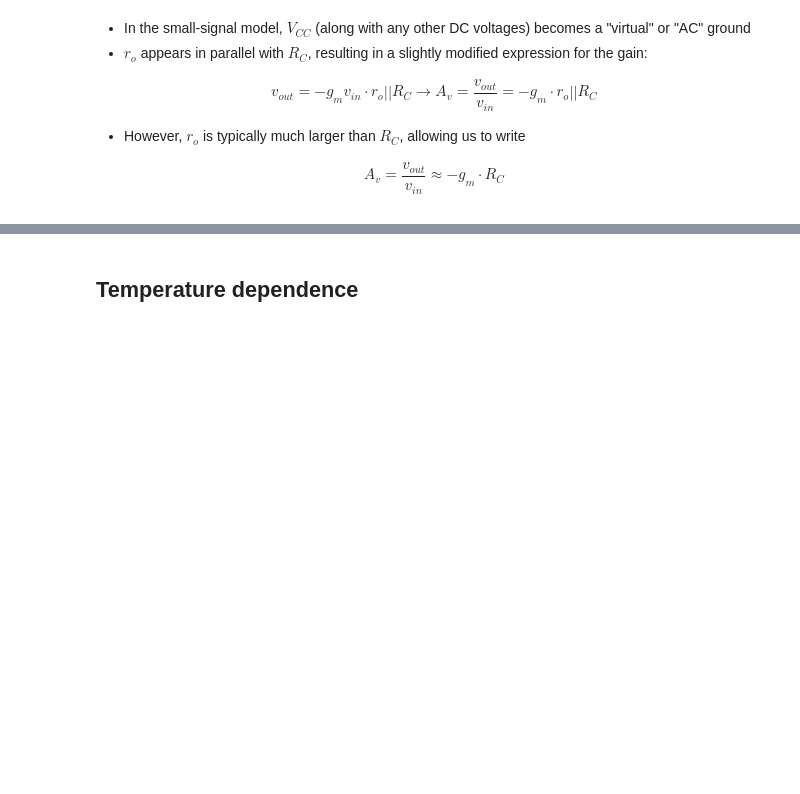
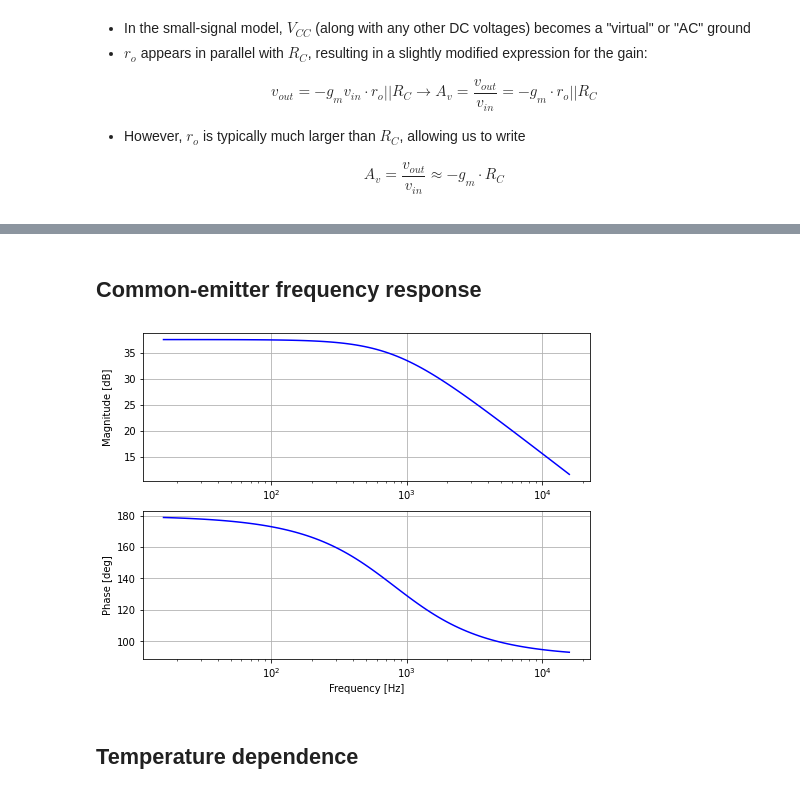
Before and after one commit to uw-analog/ee538-autumn2020, a Jupyter notebook: Lecture/2020_10_08_EE538_Lecture3.ipynb, the cells around one changed output, grey strips where cells are left out. Cells and saved outputs as stored; diff of their text form; code cells hidden in the pictures; blank space fills up the shorter version.

```diff
--- a/Lecture/2020_10_08_EE538_Lecture3.ipynb
+++ b/Lecture/2020_10_08_EE538_Lecture3.ipynb
@@ -79,6 +79,20 @@ def read_ltspice_ac(file_name):
             z.append(float(complex[1]))
 
     return x, y, z
+
+def plot_logxy2(x1, y1, x2, y2, x1label, y1label, x2label, y2label):
+    fig, ax = plt.subplots(2, figsize = (8.0, 6.0));
+    ax[0].semilogx(x1, y1, 'b');
+    ax[0].set_ylabel(y1label)
+    ax[0].grid()
+
+    ax[1].semilogx(x2, y2, 'b');
+    ax[1].set_xlabel(x1label)
+    ax[1].set_xlabel(x2label);
+    ax[1].set_ylabel(y2label);
+    ax[1].grid();
+
+    fig.align_ylabels(ax[:])
 # %% [markdown]
 ## Common-emitter, revisited
 # %% [markdown]
@@ -98,3 +125,27 @@ A_v = \dfrac{v_{out}}{v_{in}} \approx -g_m \cdot R_C
+# %% [markdown]
+## Common-emitter frequency response
+# %%
+# DC operating point
+I_C0 = 1e-3
+V_T = 26e-3
+V_A = 100
+
+# small-signal parameters
+g_m = I_C0/V_T
+r_o = V_A/I_C0
+
+# design values
+R_C = 2e3
+C_L = 100e-9
+R_eq = R_C*r_o/(R_C+r_o)
+
+gain_ac = signal.TransferFunction([-g_m*R_eq], [R_eq*C_L, 1])
+w, mag, phase = gain_ac.bode()
+f = w/2/np.pi
+plot_logxy2(f, mag, f, phase, 'Frequency [Hz]', 'Magnitude [dB]',
+           'Frequency [Hz]', 'Phase [deg]')
+# %% [output]
+[figure, added]
 # %% [markdown]
 ## Temperature dependence
 # %% [markdown]
```
Also changed, not shown: parts of 15 cells of this notebook, 3 other files.
